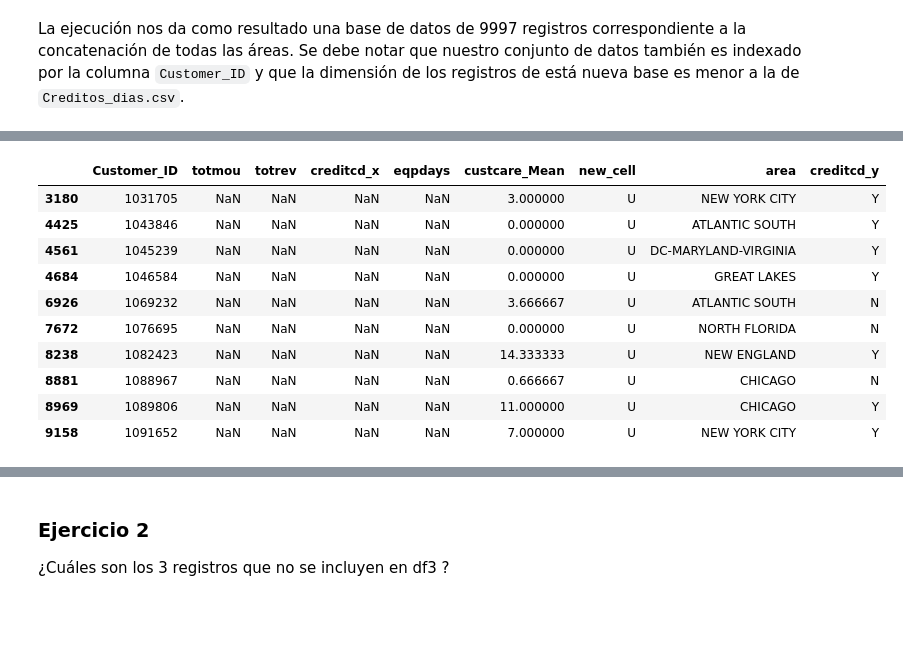
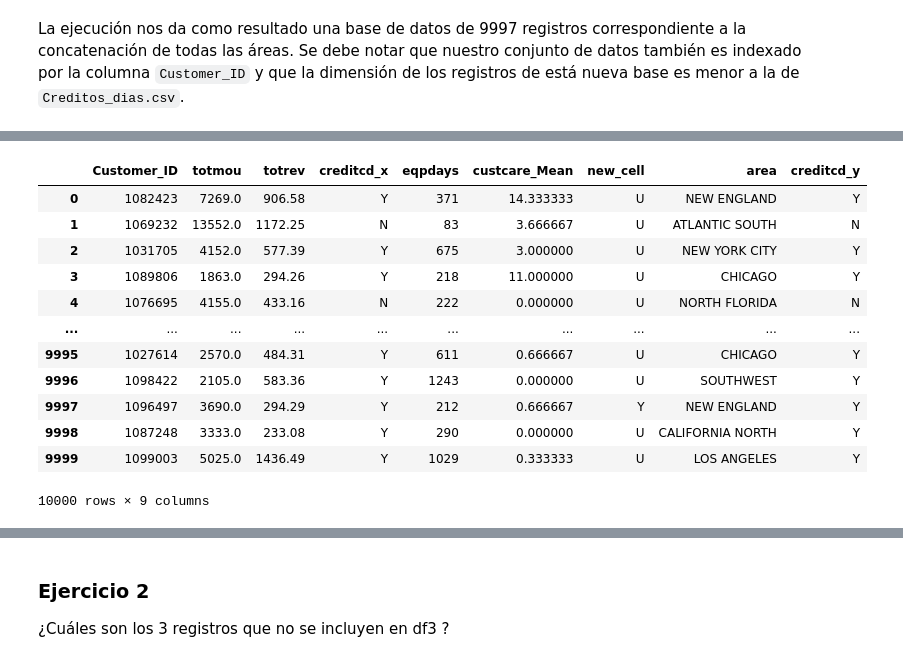
Before and after one commit to jnavarr54248/ml_ean_2024_1, a Jupyter notebook: Cuaderno/Relación entre minutos usados e ingreso de clientes - Introducción a Pandas.ipynb, the cells around one changed output, grey strips where cells are left out. Cells and saved outputs as stored; diff of their text form; code cells hidden in the pictures; blank space fills up the shorter version.

Commit message:
[INICIO] En este commit abri el proyecto de este curso

```diff
--- a/Cuaderno/Relación entre minutos usados e ingreso de clientes - Introducción a Pandas.ipynb
+++ b/Cuaderno/Relación entre minutos usados e ingreso de clientes - Introducción a Pandas.ipynb
@@ -322,7 +332,7 @@ Data_Frame['Ventas hoy']=[2,3,5,6,7]
 #Si yo ejecuto varias veces una celda, la suma por ejemplo del 5 se van a hacer varias veces y se acumulan.
 Data_Frame['Variable3']=Data_Frame['Variable3']+Data_Frame['Ventas hoy']
 # %%
-Data_Frame['Ventas hoy']=0
+#Data_Frame['Ventas hoy']=0
 # %%
 #aqui se cambiaron los datos, se reagisnaron los datos, esto es peligroso porque lo que había en variable 3 ya no lo puedo recuperar, no solo lo puedo cambiar asi. Si coloco al final un +5,
 Data_Frame
@@ -1137,0 +1197,6 @@ areas
+# %%
+# aqui listo unicamente las bases que contienen la palabra area.
+# con este soy mas directo, dentro de la carpeta todo lo que diga area, eso me sirve.
+import glob
+areas=glob.glob("../Datos/Clase 1/*AREA*.csv")
+areas
@@ -1195,0 +1269,11 @@ agr_df.to_csv('Base Grande.csv')
+# %%
+# este replace, hace que todo lo que dica texto, lo reemplaza por nada y todo lo que diga AREA.csv lo va a reemplazar por nada.
+# es decir, va a eliminar, dentro de la variable area, elimina la ruta ../datos/clase que es el texto y area.csv
+# el r lo que dice es lealo textual.
+# se le quita el r del principio
+texto="../Datos/Clase 1\\"
+agr_df['area']=agr_df['area'].str.replace(texto , '').str.replace(" AREA.csv","")
+# %%
+# cuando quiero eliminar un \, debe ir doble \\, es maña de windows, es un mañoso, y el ve doble \\
+agr_df['area']=agr_df['area'].str.replace("\\", '')
+agr_df
@@ -1295,15 +1544,17 @@ See the caveats in the documentation: https://pandas.pydata.org/pandas-docs/stab
 # %%
-DF_Derecha=pd.merge(df,agr_df,how='right',left_on='Customer_ID',right_on='Customer_ID')
-DF_Derecha[DF_Derecha['totmou'].isna()]
+df3=df2.merge(agr_df,how='left',left_on=['Customer_ID'],right_on=['Customer_ID'])
+df3
 # %% [output]
 |  | Customer_ID | totmou | totrev | creditcd_x | eqpdays | custcare_Mean | new_cell | area | creditcd_y |
-| 3180 | 1031705 | NaN | NaN | NaN | NaN | 3.000000 | U | NEW YORK CITY | Y |
-| 4425 | 1043846 | NaN | NaN | NaN | NaN | 0.000000 | U | ATLANTIC SOUTH | Y |
-| 4561 | 1045239 | NaN | NaN | NaN | NaN | 0.000000 | U | DC-MARYLAND-VIRGINIA | Y |
-| 4684 | 1046584 | NaN | NaN | NaN | NaN | 0.000000 | U | GREAT LAKES | Y |
-| 6926 | 1069232 | NaN | NaN | NaN | NaN | 3.666667 | U | ATLANTIC SOUTH | N |
-| 7672 | 1076695 | NaN | NaN | NaN | NaN | 0.000000 | U | NORTH FLORIDA | N |
-| 8238 | 1082423 | NaN | NaN | NaN | NaN | 14.333333 | U | NEW ENGLAND | Y |
-| 8881 | 1088967 | NaN | NaN | NaN | NaN | 0.666667 | U | CHICAGO | N |
-| 8969 | 1089806 | NaN | NaN | NaN | NaN | 11.000000 | U | CHICAGO | Y |
-| 9158 | 1091652 | NaN | NaN | NaN | NaN | 7.000000 | U | NEW YORK CITY | Y |
+| 0 | 1082423 | 7269.0 | 906.58 | Y | 371 | 14.333333 | U | NEW ENGLAND | Y |
+| 1 | 1069232 | 13552.0 | 1172.25 | N | 83 | 3.666667 | U | ATLANTIC SOUTH | N |
+| 2 | 1031705 | 4152.0 | 577.39 | Y | 675 | 3.000000 | U | NEW YORK CITY | Y |
+| 3 | 1089806 | 1863.0 | 294.26 | Y | 218 | 11.000000 | U | CHICAGO | Y |
+| 4 | 1076695 | 4155.0 | 433.16 | N | 222 | 0.000000 | U | NORTH FLORIDA | N |
+| ... | ... | ... | ... | ... | ... | ... | ... | ... | ... |
+| 9995 | 1027614 | 2570.0 | 484.31 | Y | 611 | 0.666667 | U | CHICAGO | Y |
+| 9996 | 1098422 | 2105.0 | 583.36 | Y | 1243 | 0.000000 | U | SOUTHWEST | Y |
+| 9997 | 1096497 | 3690.0 | 294.29 | Y | 212 | 0.666667 | Y | NEW ENGLAND | Y |
+| 9998 | 1087248 | 3333.0 | 233.08 | Y | 290 | 0.000000 | U | CALIFORNIA NORTH | Y |
+| 9999 | 1099003 | 5025.0 | 1436.49 | Y | 1029 | 0.333333 | U | LOS ANGELES | Y |
+10000 rows × 9 columns
```
Also changed, not shown: parts of 91 cells of this notebook, 1 other file.
